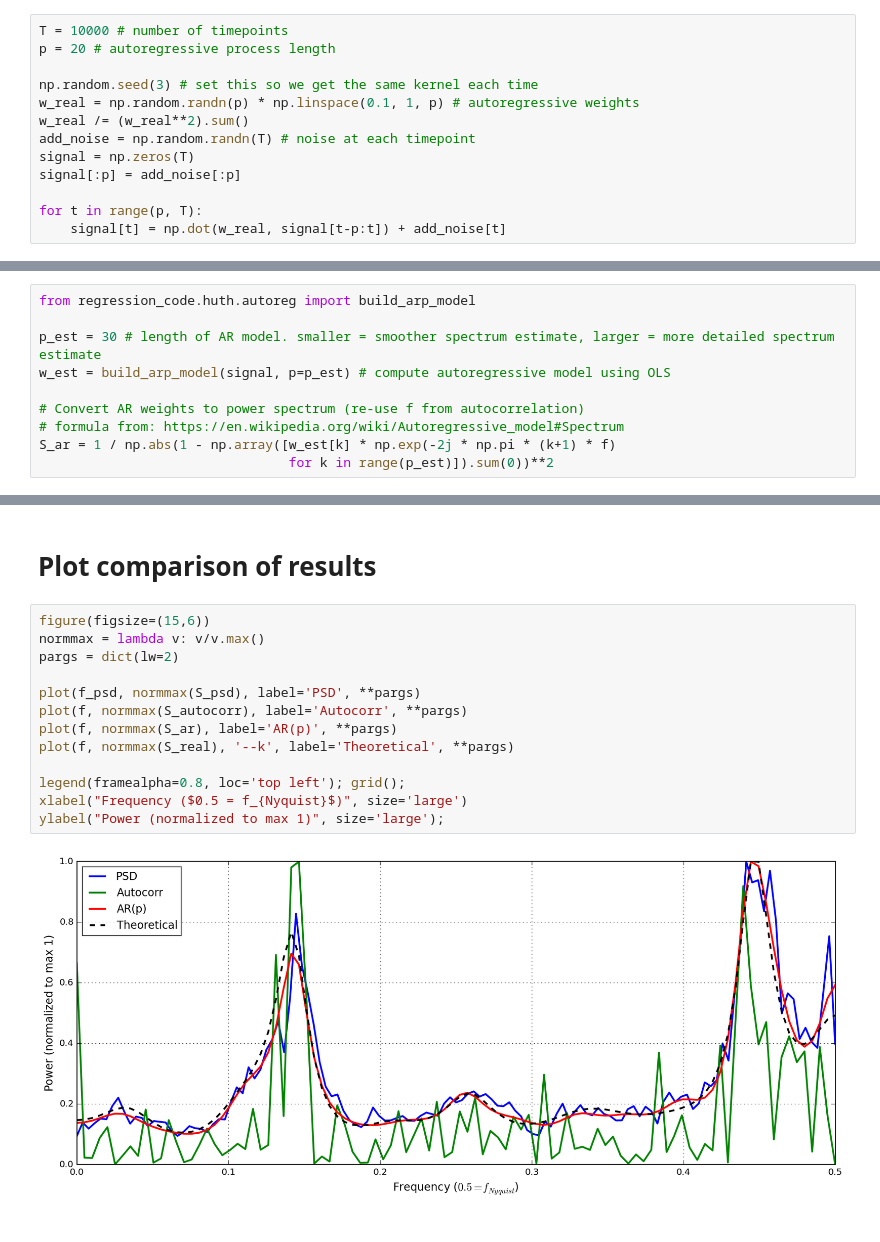
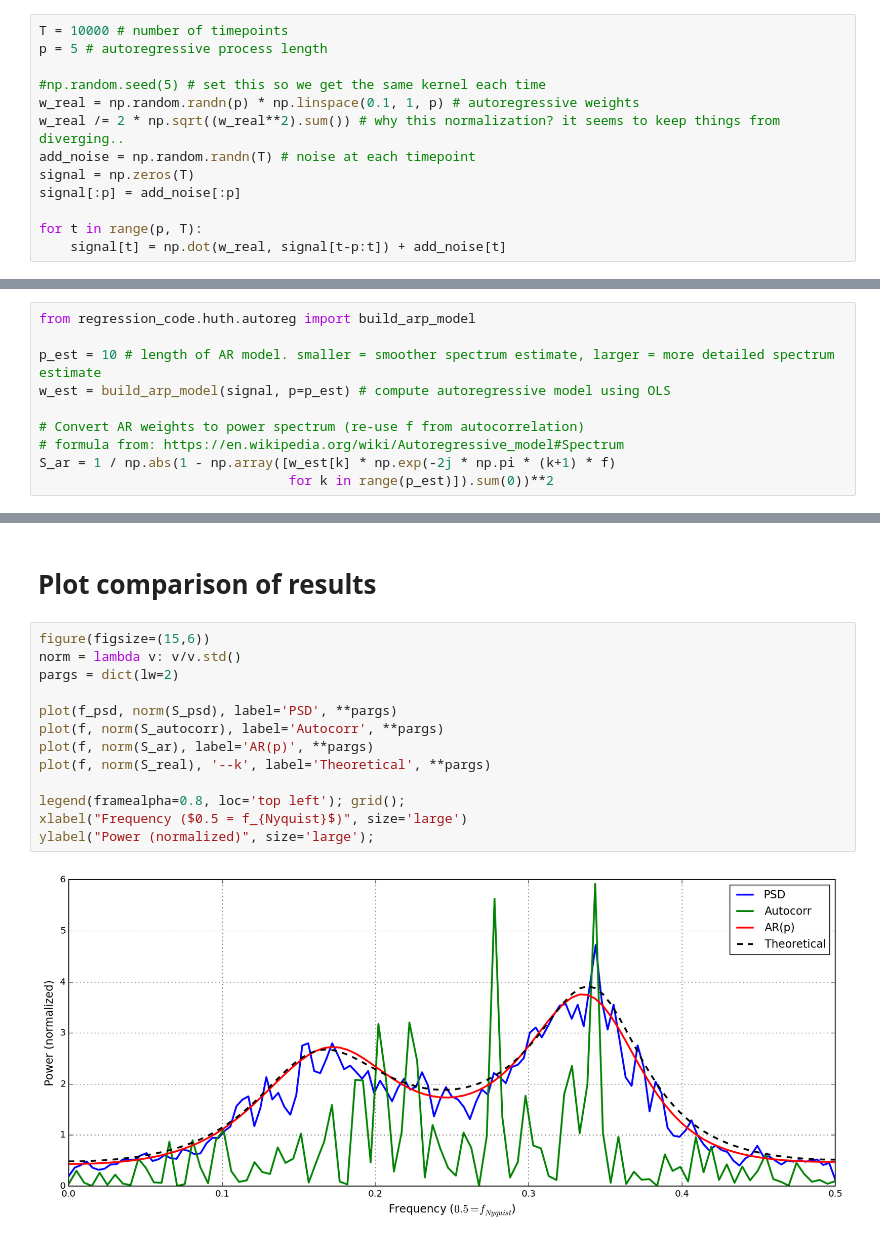
Before and after one commit to alexhuth/notebook-sharing, a Jupyter notebook: Autocorrelation vs. Autoregression.ipynb, the cells around one changed output, grey strips where cells are left out. Cells and saved outputs as stored; diff of their text form.

Commit message:
updated autocorr

```diff
--- a/Autocorrelation vs. Autoregression.ipynb
+++ b/Autocorrelation vs. Autoregression.ipynb
@@ -23,11 +23,11 @@ def matshow_symm(data, *args, **kwargs):
 ## Generate data using known autoregressive process
 # %%
 T = 10000 # number of timepoints
-p = 20 # autoregressive process length
+p = 5 # autoregressive process length
 
-np.random.seed(3) # set this so we get the same kernel each time
+#np.random.seed(5) # set this so we get the same kernel each time
 w_real = np.random.randn(p) * np.linspace(0.1, 1, p) # autoregressive weights
-w_real /= (w_real**2).sum()
+w_real /= 2 * np.sqrt((w_real**2).sum()) # why this normalization? it seems to keep things from diverging..
 add_noise = np.random.randn(T) # noise at each timepoint
 signal = np.zeros(T)
 signal[:p] = add_noise[:p]
@@ -58,7 +63,7 @@ S_autocorr = np.abs(reduce(operator.add, (c * np.exp(-2j * np.pi * f * k)
 # %%
 from regression_code.huth.autoreg import build_arp_model
 
-p_est = 30 # length of AR model. smaller = smoother spectrum estimate, larger = more detailed spectrum estimate
+p_est = 10 # length of AR model. smaller = smoother spectrum estimate, larger = more detailed spectrum estimate
 w_est = build_arp_model(signal, p=p_est) # compute autoregressive model using OLS
 
 # Convert AR weights to power spectrum (re-use f from autocorrelation)
@@ -74,16 +79,16 @@ S_real = 1 / np.abs(1 - np.array([w_real[::-1][k] * np.exp(-2j * np.pi * (k+1) *
 # Plot comparison of results
 # %%
 figure(figsize=(15,6))
-normmax = lambda v: v/v.max()
+norm = lambda v: v/v.std()
 pargs = dict(lw=2)
 
-plot(f_psd, normmax(S_psd), label='PSD', **pargs)
-plot(f, normmax(S_autocorr), label='Autocorr', **pargs)
-plot(f, normmax(S_ar), label='AR(p)', **pargs)
-plot(f, normmax(S_real), '--k', label='Theoretical', **pargs)
+plot(f_psd, norm(S_psd), label='PSD', **pargs)
+plot(f, norm(S_autocorr), label='Autocorr', **pargs)
+plot(f, norm(S_ar), label='AR(p)', **pargs)
+plot(f, norm(S_real), '--k', label='Theoretical', **pargs)
 
 legend(framealpha=0.8, loc='top left'); grid();
 xlabel("Frequency ($0.5 = f_{Nyquist}$)", size='large')
-ylabel("Power (normalized to max 1)", size='large');
+ylabel("Power (normalized)", size='large');
 # %% [output]
-[figure, old version]
+[figure, new version]
```
Also changed, not shown: parts of 1 cell of this notebook.
